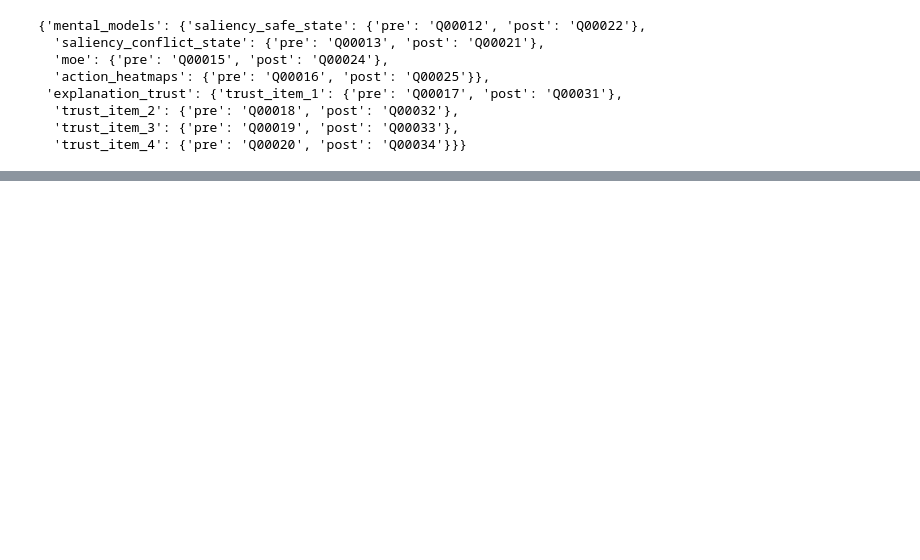
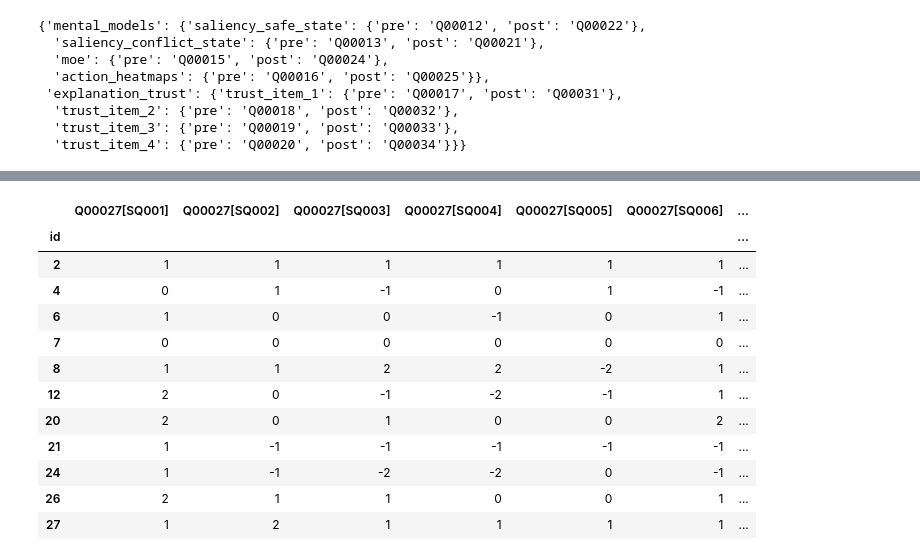
Before and after one commit to StefanHamm/surveyMasterThesis, a Jupyter notebook: survey_analysis.ipynb, the cells around one changed output, grey strips where cells are left out. Drawn from its saved outputs; the diff is of its cells as text; code cells hidden in the pictures; blank space fills up the shorter version.

Commit message:
more pre and post analysis using chronbachs alpha

```diff
--- a/survey_analysis.ipynb
+++ b/survey_analysis.ipynb
@@ -111,6 +156,14 @@ question_pairs = {
     "explanation_trust": explanation_trust_pairs,
 }
 
+likert_scale = {"I agree strongly": 2,
+                "I agree somewhat": 1,
+                "I’m neutral about it": 0,
+                "I disagree somewhat": -1,
+                "I disagree strongly": -2
+
+                }
+
 question_pairs
 # %% [output]
 {'mental_models': {'saliency_safe_state': {'pre': 'Q00012', 'post': 'Q00022'},
@@ -123,0 +324,9 @@ question_pairs
+# %%
+questions ={
+    "object_based_saliency": "Q00027",
+    "action_heatmap": "Q00028",
+    "moe_explanation": "Q00029"
+}
+
+subquestions = [f"SQ{i:03d}" for i in range(1, 7)]
+print(subquestions)
@@ -123,0 +335,55 @@ question_pairs
+# %%
+import pandas as pd
+import numpy as np
+from IPython.display import display, Markdown
+
+
+
+def analyze_explanation_satisfaction(df, questions, subquestions, likert_scale):
+    results = {}
+    for q_name, q_code in questions.items():
+        satisfaction_cols = [f"{q_code}[{sq}]" for sq in subquestions]
+        satisfaction_data = df[satisfaction_cols].apply(lambda col: col.map(likert_scale.get))
+
+        # Calculate Cronbach's alpha BEFORE adding the mean column
+        alpha = calculate_cronbach_alpha(satisfaction_data[satisfaction_cols])
+
+        # Calculate mean across subquestions for each respondent
+        satisfaction_data[f"{q_name}_mean"] = satisfaction_data.mean(axis=1, skipna=True)
+
+        # Calculate correlation between subquestions and mean
+        correlations = {}
+        for col in satisfaction_cols:
+            corr = satisfaction_data[col].corr(satisfaction_data[f"{q_name}_mean"])
+            correlations[col] = corr
+
+        results[q_name] = {
+            "item_data": satisfaction_data,
+            "overall_mean": satisfaction_data[f"{q_name}_mean"].mean(),
+            "overall_median": satisfaction_data[f"{q_name}_mean"].median(),
+            "n_responses": int(satisfaction_data[f"{q_name}_mean"].notna().sum()),
+            "cronbach_alpha": alpha,
+            "correlations": correlations,
+        }
+
+    return results
+
+# Run and display results
+# (Assuming df, questions, subquestions, and likert_scale are defined above)
+satisfaction_results = analyze_explanation_satisfaction(df, questions, subquestions, likert_scale)
+
+for q_name, q_results in satisfaction_results.items():
+    display(Markdown(f"### {q_name}"))
+    display(q_results["item_data"])
+
+    summary_metrics = {
+        "overall_mean": q_results["overall_mean"],
+        "overall_median": q_results["overall_median"],
+        "n_responses": q_results["n_responses"],
+        "cronbach_alpha": q_results["cronbach_alpha"]
+    }
+    display(pd.Series(summary_metrics))
+
+    display(Markdown("Correlations with mean:"))
+    display(pd.Series(q_results["correlations"]))
+# %% [output]
@@ -123,0 +391,13 @@ question_pairs
+|  | Q00027[SQ001] | Q00027[SQ002] | Q00027[SQ003] | Q00027[SQ004] | Q00027[SQ005] | Q00027[SQ006] | ... |
+| id |  |  |  |  |  |  | ... |
+| 2 | 1 | 1 | 1 | 1 | 1 | 1 | ... |
+| 4 | 0 | 1 | -1 | 0 | 1 | -1 | ... |
+| 6 | 1 | 0 | 0 | -1 | 0 | 1 | ... |
+| 7 | 0 | 0 | 0 | 0 | 0 | 0 | ... |
+| 8 | 1 | 1 | 2 | 2 | -2 | 1 | ... |
+| 12 | 2 | 0 | -1 | -2 | -1 | 1 | ... |
+| 20 | 2 | 0 | 1 | 0 | 0 | 2 | ... |
+| 21 | 1 | -1 | -1 | -1 | -1 | -1 | ... |
+| 24 | 1 | -1 | -2 | -2 | 0 | -1 | ... |
+| 26 | 2 | 1 | 1 | 0 | 0 | 1 | ... |
+| 27 | 1 | 2 | 1 | 1 | 1 | 1 | ... |
```
Also changed, not shown: parts of 16 cells of this notebook.
